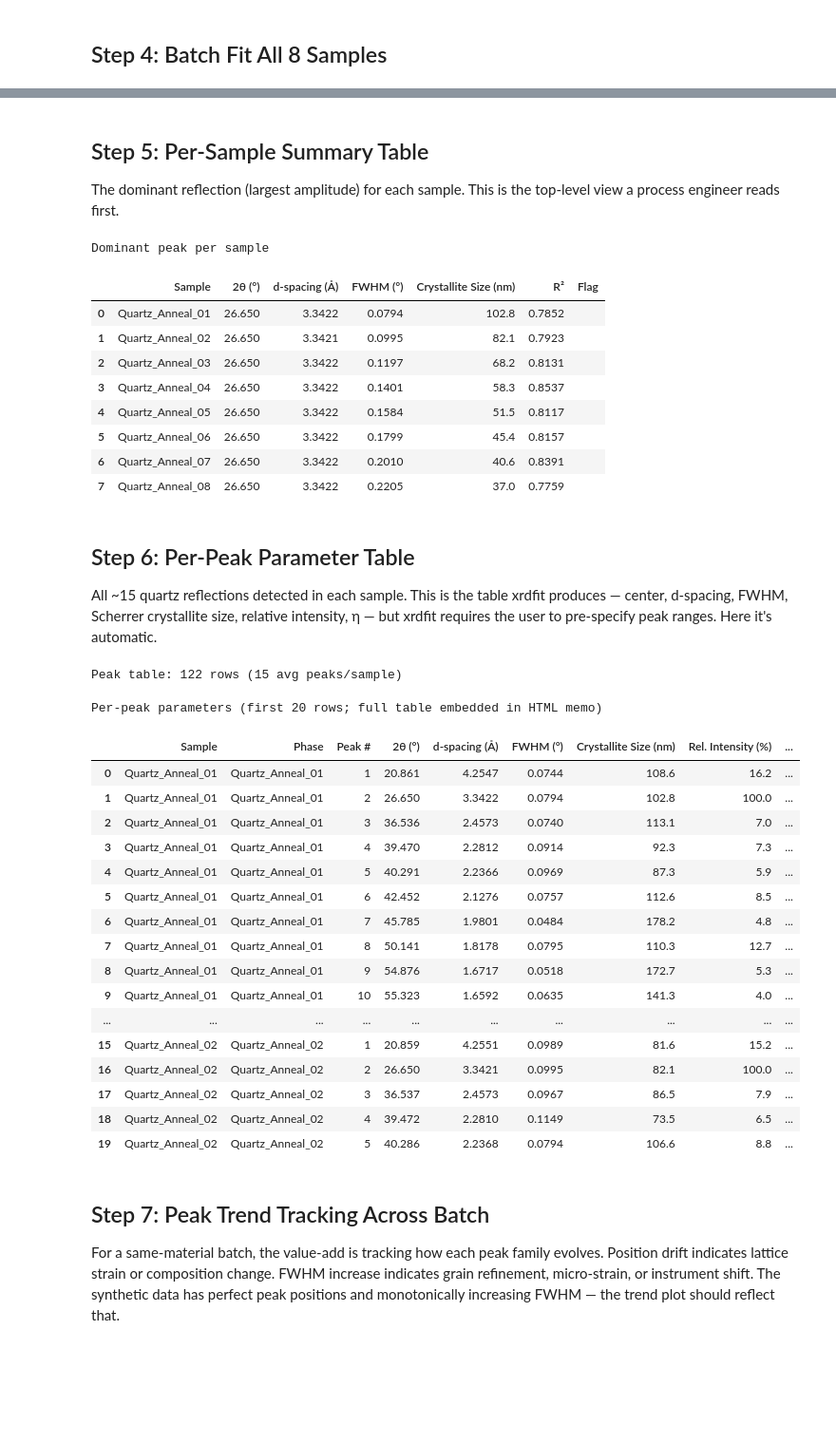
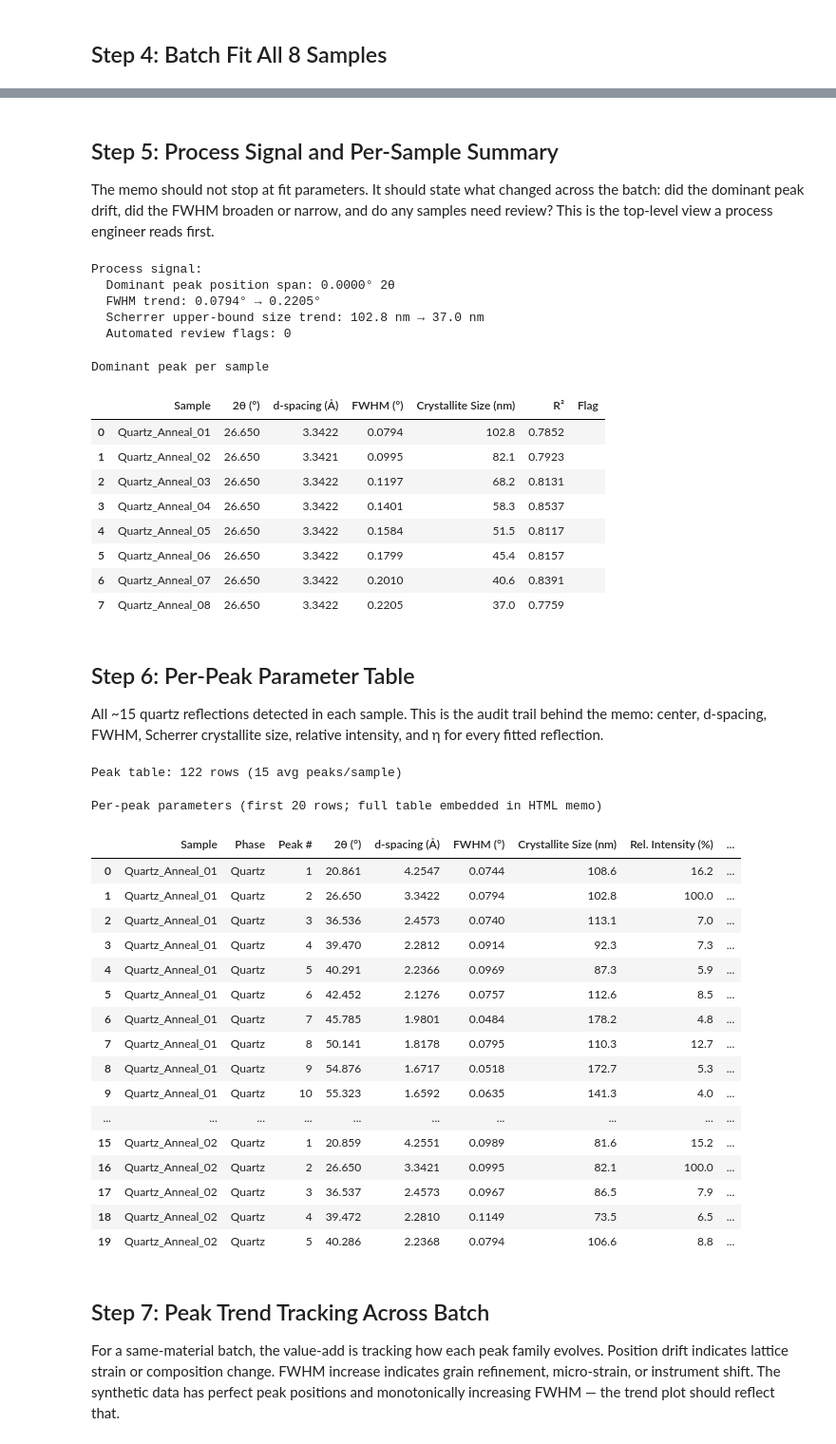
Before and after one commit to samdhole/autoxrddemo, a Jupyter notebook: notebooks/xrd_batch_analysis.ipynb, the cells around one changed output, grey strips where cells are left out. Shown at 95% size. Cells and saved outputs as stored; diff of their text form; code cells hidden in the pictures; blank space fills up the shorter version.

```diff
--- a/notebooks/xrd_batch_analysis.ipynb
+++ b/notebooks/xrd_batch_analysis.ipynb
@@ -75,4 +77,7 @@ for name, xrd in samples.items():
     n = len(xrd.df)
     lo, hi = xrd.df["two_theta"].min(), xrd.df["two_theta"].max()
     print(f"  {name:<25s} {n:5d} pts  lambda={xrd.wavelength:.5f} A  2theta: {lo:.1f}-{hi:.1f} deg")
+
+def parse_phase(name):
+    return "Quartz" if name.startswith("Quartz_Anneal_") else name.split("__")[0]
 # %% [output]
@@ -210,12 +215,23 @@ Batch complete: 8 samples fitted in 13.1s
   Sample 07     N_peaks=15  R²=0.8391  dominant fwhm=0.2010
   Sample 08     N_peaks=16  R²=0.7759  dominant fwhm=0.2205
 # %% [markdown]
-## Step 5: Per-Sample Summary Table
+## Step 5: Process Signal and Per-Sample Summary
 
-The dominant reflection (largest amplitude) for each sample. This is the top-level view a process engineer reads first.
+The memo should not stop at fit parameters. It should state what changed across the batch: did the dominant peak drift, did the FWHM broaden or narrow, and do any samples need review? This is the top-level view a process engineer reads first.
 # %%
-summary = XRDAnalyzer.build_summary_table(fit_results)
+summary = XRDAnalyzer.build_summary_table(fit_results, parse_phase=parse_phase)
 summary = XRDAnalyzer.flag_outliers(summary)
+
+center_span = summary["2θ (°)"].max() - summary["2θ (°)"].min()
+fwhm_first = summary.iloc[0]["FWHM (°)"]
+fwhm_last = summary.iloc[-1]["FWHM (°)"]
+size_first = summary.iloc[0]["Crystallite Size (nm)"]
+size_last = summary.iloc[-1]["Crystallite Size (nm)"]
+print("Process signal:")
+print(f"  Dominant peak position span: {center_span:.4f}° 2θ")
+print(f"  FWHM trend: {fwhm_first:.4f}° → {fwhm_last:.4f}°")
+print(f"  Scherrer upper-bound size trend: {size_first:.1f} nm → {size_last:.1f} nm")
+print(f"  Automated review flags: {(summary['Flag'] != '').sum()}")
 
 display(
     summary[["Sample", "2θ (°)", "d-spacing (Å)", "FWHM (°)", "Crystallite Size (nm)", "R²", "Flag"]]
@@ -227,7 +243,12 @@ display(
     .set_caption("Dominant peak per sample")
 )
 # %% [output]
-Dominant peak per sample
+Process signal:
+  Dominant peak position span: 0.0000° 2θ
+  FWHM trend: 0.0794° → 0.2205°
+  Scherrer upper-bound size trend: 102.8 nm → 37.0 nm
+  Automated review flags: 0
+Dominant peak per sample
 |  | Sample | 2θ (°) | d-spacing (Å) | FWHM (°) | Crystallite Size (nm) | R² | Flag |
 | 0 | Quartz_Anneal_01 | 26.650 | 3.3422 | 0.0794 | 102.8 | 0.7852 |  |
 | 1 | Quartz_Anneal_02 | 26.650 | 3.3421 | 0.0995 | 82.1 | 0.7923 |  |
@@ -240,37 +261,37 @@ Dominant peak per sample
 # %% [markdown]
 ## Step 6: Per-Peak Parameter Table
 
-All ~15 quartz reflections detected in each sample. This is the table xrdfit produces — center, d-spacing, FWHM, Scherrer crystallite size, relative intensity, η — but xrdfit requires the user to pre-specify peak ranges. Here it's automatic.
+All ~15 quartz reflections detected in each sample. This is the audit trail behind the memo: center, d-spacing, FWHM, Scherrer crystallite size, relative intensity, and η for every fitted reflection.
 # %%
-peak_table = XRDAnalyzer.build_peak_table(fit_results)
+peak_table = XRDAnalyzer.build_peak_table(fit_results, parse_phase=parse_phase)
 print(f"Peak table: {len(peak_table)} rows ({len(peak_table) // len(fit_results)} avg peaks/sample)\n")
 
 display(
     peak_table.head(20).style
     .format({"2θ (°)": "{:.3f}", "d-spacing (Å)": "{:.4f}", "FWHM (°)": "{:.4f}",
              "Crystallite Size (nm)": "{:.1f}", "Rel. Intensity (%)": "{:.1f}", "η": "{:.3f}"})
     .set_caption("Per-peak parameters (first 20 rows; full table embedded in HTML memo)")
 )
 # %% [output]
 Peak table: 122 rows (15 avg peaks/sample)
 Per-peak parameters (first 20 rows; full table embedded in HTML memo)
 |  | Sample | Phase | Peak # | 2θ (°) | d-spacing (Å) | FWHM (°) | Crystallite Size (nm) | Rel. Intensity (%) | ... |
-| 0 | Quartz_Anneal_01 | Quartz_Anneal_01 | 1 | 20.861 | 4.2547 | 0.0744 | 108.6 | 16.2 | ... |
-| 1 | Quartz_Anneal_01 | Quartz_Anneal_01 | 2 | 26.650 | 3.3422 | 0.0794 | 102.8 | 100.0 | ... |
-| 2 | Quartz_Anneal_01 | Quartz_Anneal_01 | 3 | 36.536 | 2.4573 | 0.0740 | 113.1 | 7.0 | ... |
-| 3 | Quartz_Anneal_01 | Quartz_Anneal_01 | 4 | 39.470 | 2.2812 | 0.0914 | 92.3 | 7.3 | ... |
-| 4 | Quartz_Anneal_01 | Quartz_Anneal_01 | 5 | 40.291 | 2.2366 | 0.0969 | 87.3 | 5.9 | ... |
-| 5 | Quartz_Anneal_01 | Quartz_Anneal_01 | 6 | 42.452 | 2.1276 | 0.0757 | 112.6 | 8.5 | ... |
-| 6 | Quartz_Anneal_01 | Quartz_Anneal_01 | 7 | 45.785 | 1.9801 | 0.0484 | 178.2 | 4.8 | ... |
-| 7 | Quartz_Anneal_01 | Quartz_Anneal_01 | 8 | 50.141 | 1.8178 | 0.0795 | 110.3 | 12.7 | ... |
-| 8 | Quartz_Anneal_01 | Quartz_Anneal_01 | 9 | 54.876 | 1.6717 | 0.0518 | 172.7 | 5.3 | ... |
-| 9 | Quartz_Anneal_01 | Quartz_Anneal_01 | 10 | 55.323 | 1.6592 | 0.0635 | 141.3 | 4.0 | ... |
+| 0 | Quartz_Anneal_01 | Quartz | 1 | 20.861 | 4.2547 | 0.0744 | 108.6 | 16.2 | ... |
+| 1 | Quartz_Anneal_01 | Quartz | 2 | 26.650 | 3.3422 | 0.0794 | 102.8 | 100.0 | ... |
+| 2 | Quartz_Anneal_01 | Quartz | 3 | 36.536 | 2.4573 | 0.0740 | 113.1 | 7.0 | ... |
+| 3 | Quartz_Anneal_01 | Quartz | 4 | 39.470 | 2.2812 | 0.0914 | 92.3 | 7.3 | ... |
+| 4 | Quartz_Anneal_01 | Quartz | 5 | 40.291 | 2.2366 | 0.0969 | 87.3 | 5.9 | ... |
+| 5 | Quartz_Anneal_01 | Quartz | 6 | 42.452 | 2.1276 | 0.0757 | 112.6 | 8.5 | ... |
+| 6 | Quartz_Anneal_01 | Quartz | 7 | 45.785 | 1.9801 | 0.0484 | 178.2 | 4.8 | ... |
+| 7 | Quartz_Anneal_01 | Quartz | 8 | 50.141 | 1.8178 | 0.0795 | 110.3 | 12.7 | ... |
+| 8 | Quartz_Anneal_01 | Quartz | 9 | 54.876 | 1.6717 | 0.0518 | 172.7 | 5.3 | ... |
+| 9 | Quartz_Anneal_01 | Quartz | 10 | 55.323 | 1.6592 | 0.0635 | 141.3 | 4.0 | ... |
 | ... | ... | ... | ... | ... | ... | ... | ... | ... | ... |
-| 15 | Quartz_Anneal_02 | Quartz_Anneal_02 | 1 | 20.859 | 4.2551 | 0.0989 | 81.6 | 15.2 | ... |
-| 16 | Quartz_Anneal_02 | Quartz_Anneal_02 | 2 | 26.650 | 3.3421 | 0.0995 | 82.1 | 100.0 | ... |
-| 17 | Quartz_Anneal_02 | Quartz_Anneal_02 | 3 | 36.537 | 2.4573 | 0.0967 | 86.5 | 7.9 | ... |
-| 18 | Quartz_Anneal_02 | Quartz_Anneal_02 | 4 | 39.472 | 2.2810 | 0.1149 | 73.5 | 6.5 | ... |
-| 19 | Quartz_Anneal_02 | Quartz_Anneal_02 | 5 | 40.286 | 2.2368 | 0.0794 | 106.6 | 8.8 | ... |
+| 15 | Quartz_Anneal_02 | Quartz | 1 | 20.859 | 4.2551 | 0.0989 | 81.6 | 15.2 | ... |
+| 16 | Quartz_Anneal_02 | Quartz | 2 | 26.650 | 3.3421 | 0.0995 | 82.1 | 100.0 | ... |
+| 17 | Quartz_Anneal_02 | Quartz | 3 | 36.537 | 2.4573 | 0.0967 | 86.5 | 7.9 | ... |
+| 18 | Quartz_Anneal_02 | Quartz | 4 | 39.472 | 2.2810 | 0.1149 | 73.5 | 6.5 | ... |
+| 19 | Quartz_Anneal_02 | Quartz | 5 | 40.286 | 2.2368 | 0.0794 | 106.6 | 8.8 | ... |
 # %% [markdown]
 ## Step 7: Peak Trend Tracking Across Batch
 
```
Also changed, not shown: parts of 6 cells of this notebook, 13 other files.
